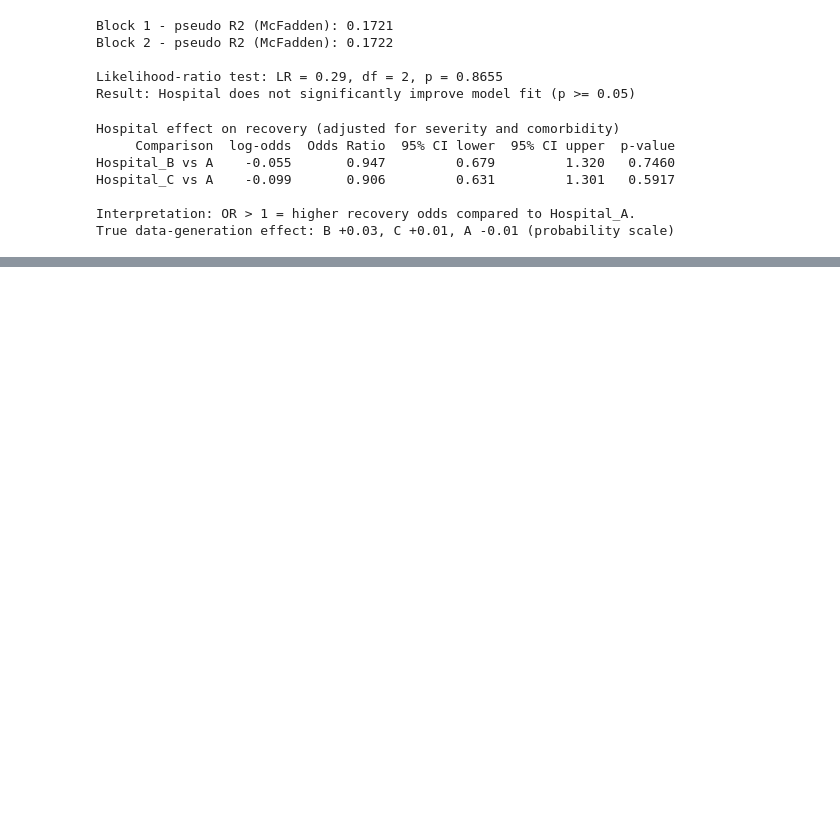
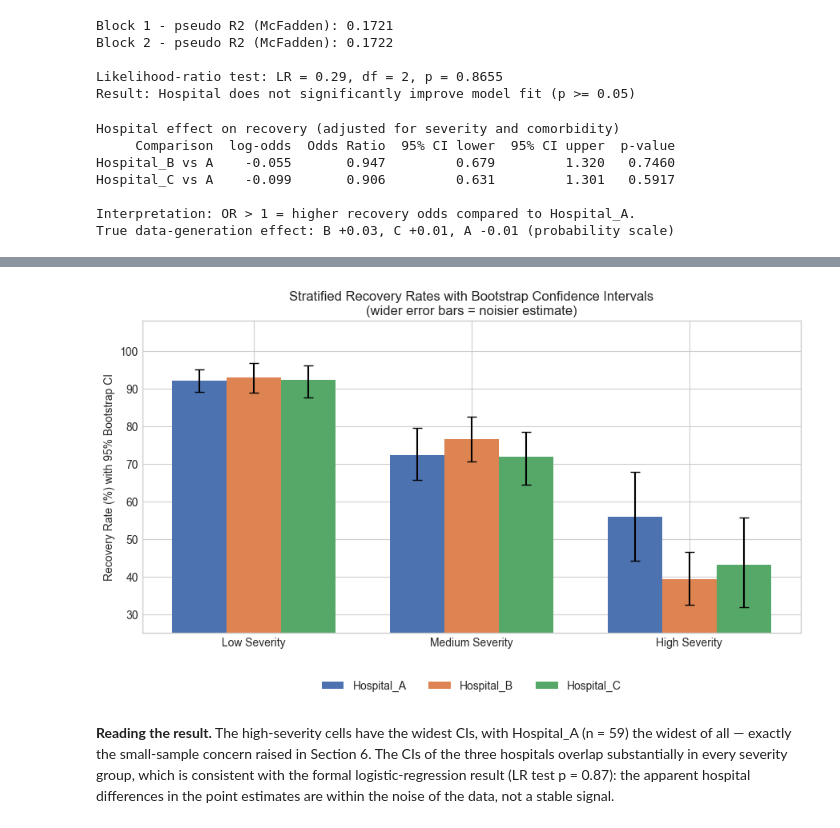
Before and after one commit to IliasBro/DS-Python-Fundamentals-Individual-Project, a Jupyter notebook: Analysis.ipynb, the cells around one changed output, grey strips where cells are left out. Saved outputs shown, nothing was run; the diff lists cells and outputs as text; code cells hidden in the pictures; blank space fills up the shorter version.

```diff
--- a/Analysis.ipynb
+++ b/Analysis.ipynb
@@ -649,0 +751,42 @@ Because the data is synthetic we know the true hospital quality effects (A −0.
+# %%
+# Grouped bar chart with bootstrap CIs as error bars
+severity_order = ["low", "medium", "high"]
+hospitals = sorted(df["hospital"].unique())
+colors = {"Hospital_A": "#4C72B0", "Hospital_B": "#DD8452", "Hospital_C": "#55A868"}
+
+x = np.arange(len(severity_order))
+width = 0.25
+
+fig, ax = plt.subplots(figsize=(9, 5.4))
+
+for i, hospital in enumerate(hospitals):
+    rates, err_lo, err_hi = [], [], []
+    for sev in severity_order:
+        row = ci_table[(ci_table["hospital"] == hospital) & (ci_table["severity"] == sev)].iloc[0]
+        rates.append(row["recovery_%"])
+        err_lo.append(row["recovery_%"] - row["CI_lower"])
+        err_hi.append(row["CI_upper"] - row["recovery_%"])
+
+    offset = (i - 1) * width
+    ax.bar(x + offset, rates, width, label=hospital, color=colors[hospital],
+           yerr=[err_lo, err_hi], capsize=4)
+
+ax.set_xticks(x)
+ax.set_xticklabels(["Low Severity", "Medium Severity", "High Severity"])
+ax.set_ylabel("Recovery Rate (%) with 95% Bootstrap CI")
+ax.set_ylim(25, 108)
+ax.set_title("Stratified Recovery Rates with Bootstrap Confidence Intervals\n(wider error bars = noisier estimate)")
+
+ax.legend(
+    loc="upper center",
+    bbox_to_anchor=(0.5, -0.12),
+    ncol=3,
+    frameon=False,
+)
+
+plt.tight_layout()
+plt.show()
+# %% [output]
+[figure, added]
+# %% [markdown]
+**Reading the result.** The high-severity cells have the widest CIs, with Hospital_A (n = 59) the widest of all — exactly the small-sample concern raised in Section 6. The CIs of the three hospitals overlap substantially in every severity group, which is consistent with the formal logistic-regression result (LR test p = 0.87): the apparent hospital differences in the point estimates are within the noise of the data, not a stable signal.
```
Also changed, not shown: parts of 25 cells of this notebook, 4 other files.
